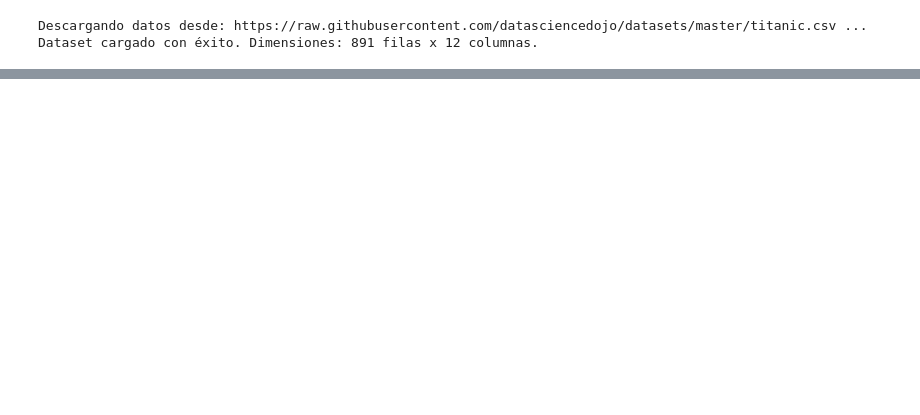
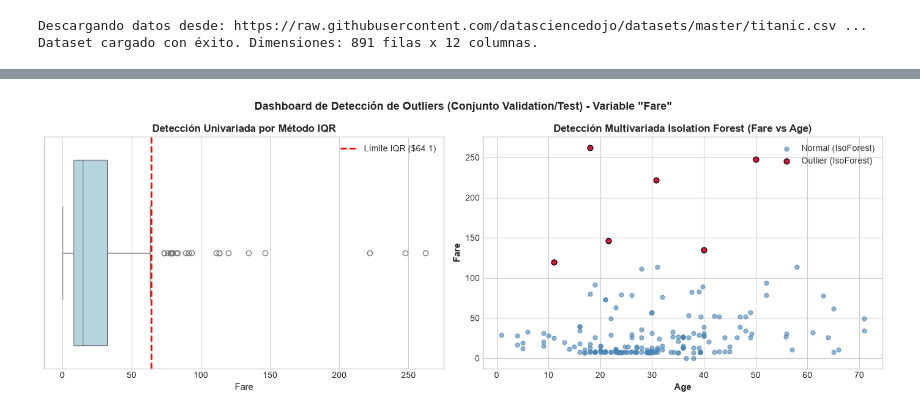
Before and after one commit to carlobeni/Machine-Learning, a Jupyter notebook: Clase_3/nb_practica_C3_preprocessing.ipynb, the cells around one changed output, grey strips where cells are left out. Cells and saved outputs as stored; diff of their text form; code cells hidden in the pictures; blank space fills up the shorter version.

```diff
--- a/Clase_3/nb_practica_C3_preprocessing.ipynb
+++ b/Clase_3/nb_practica_C3_preprocessing.ipynb
@@ -521,0 +388,20 @@ Matriz de validación procesada:    (179, 9)
+# %%
+def predict_and_verify_outliers(df: pd.DataFrame, params: dict, target_col: str = 'Fare') -> pd.DataFrame:
+    """Aplica los detectores entrenados en Train sobre un conjunto de datos (Train o Test)."""
+    d = df.copy()
+    d['outlier_iqr'] = ((d[target_col] > params['iqr_upper']) | (d[target_col] < params['iqr_lower'])).astype(int)
+    d['outlier_iso'] = (params['iso_model'].predict(d[[target_col]]) == -1).astype(int)
+    return d
+
+df_train_out = predict_and_verify_outliers(df_train_clean, outlier_params, 'Fare')
+df_test_out = predict_and_verify_outliers(df_test_clean, outlier_params, 'Fare')
+
+print("\n--- RESULTADOS DE DETECCIÓN DE OUTLIERS EN CONJUNTO TRAIN ---")
+print(f"Total Registros: {len(df_train_out)}")
+print(f"Outliers detectados por IQR en 'Fare': {df_train_out['outlier_iqr'].sum()} ({df_train_out['outlier_iqr'].mean()*100:.2f}%)")
+print(f"Outliers detectados por Isolation Forest:     {df_train_out['outlier_iso'].sum()} ({df_train_out['outlier_iso'].mean()*100:.2f}%)")
+
+print("\n--- RESULTADOS DE DETECCIÓN DE OUTLIERS EN CONJUNTO VALIDATION/TEST ---")
+print(f"Total Registros: {len(df_test_out)}")
+print(f"Outliers detectados por IQR en 'Fare': {df_test_out['outlier_iqr'].sum()} ({df_test_out['outlier_iqr'].mean()*100:.2f}%)")
+print(f"Outliers detectados por Isolation Forest:     {df_test_out['outlier_iso'].sum()} ({df_test_out['outlier_iso'].mean()*100:.2f}%)")
@@ -521,0 +418,26 @@ Matriz de validación procesada:    (179, 9)
+# %%
+def plot_outliers_dashboard(df: pd.DataFrame, params: dict, set_name: str = 'Train'):
+    """Genera dashboard gráfico de detección de outliers."""
+    fig, (ax1, ax2) = plt.subplots(1, 2, figsize=(14, 5))
+    fig.suptitle(f'Dashboard de Detección de Outliers (Conjunto {set_name}) - Variable "Fare"', fontsize=13, fontweight='bold')
+
+    sns.boxplot(x=df['Fare'], ax=ax1, color='lightblue')
+    ax1.axvline(x=params['iqr_upper'], color='red', linestyle='--', linewidth=2, label=f'Límite IQR (${params["iqr_upper"]:.1f})')
+    ax1.set_title('Detección Univariada por Método IQR', fontweight='bold')
+    ax1.legend()
+
+    normals = df[df['outlier_iso'] == 0]
+    anomalies = df[df['outlier_iso'] == 1]
+    ax2.scatter(normals['Age'], normals['Fare'], c='steelblue', label='Normal (IsoForest)', alpha=0.6, s=25)
+    ax2.scatter(anomalies['Age'], anomalies['Fare'], c='crimson', label='Outlier (IsoForest)', s=40, edgecolors='black')
+    ax2.set_title('Detección Multivariada Isolation Forest (Fare vs Age)', fontweight='bold')
+    ax2.set_xlabel('Age', fontweight='bold')
+    ax2.set_ylabel('Fare', fontweight='bold')
+    ax2.legend()
+
+    plt.tight_layout()
+    plt.show()
+
+plot_outliers_dashboard(df_test_out, outlier_params, 'Validation/Test')
+# %% [output]
+[figure, added]
```
Also changed, not shown: parts of 54 cells of this notebook, 18 other files.
